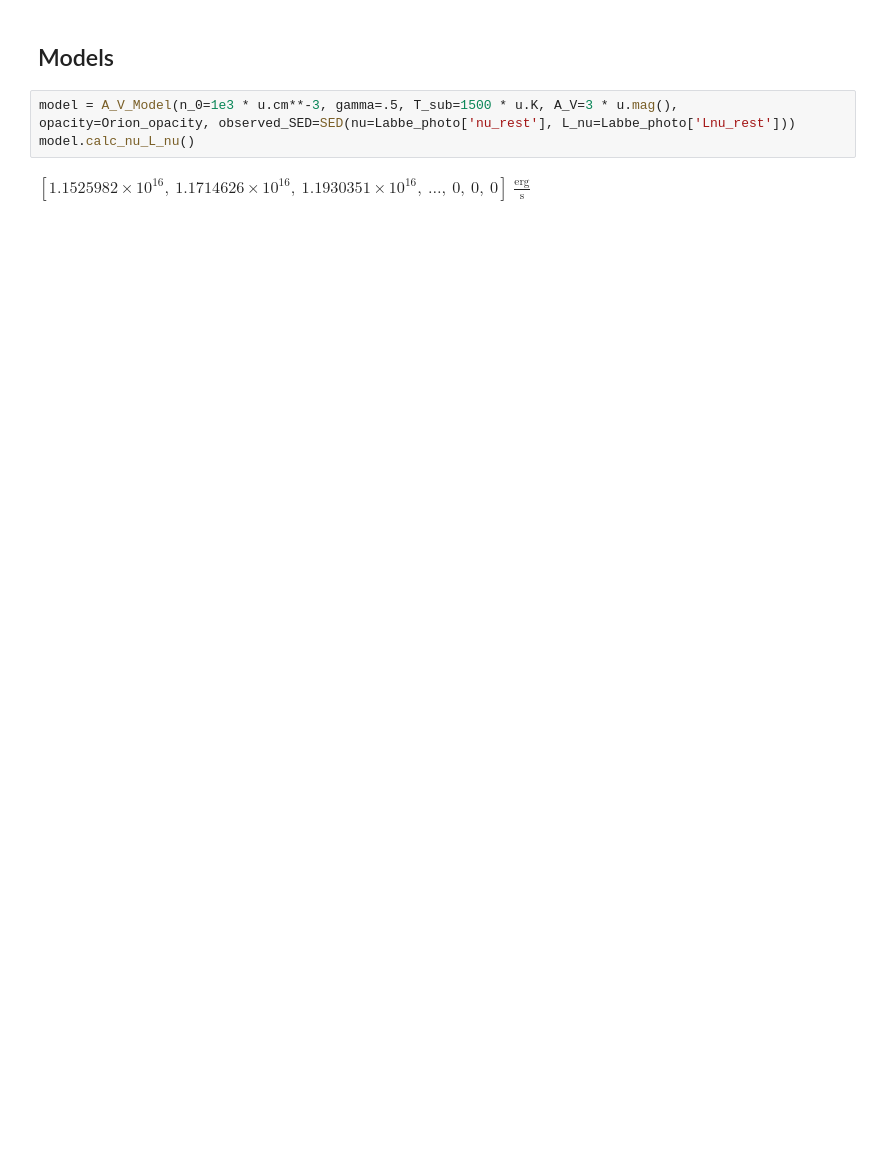
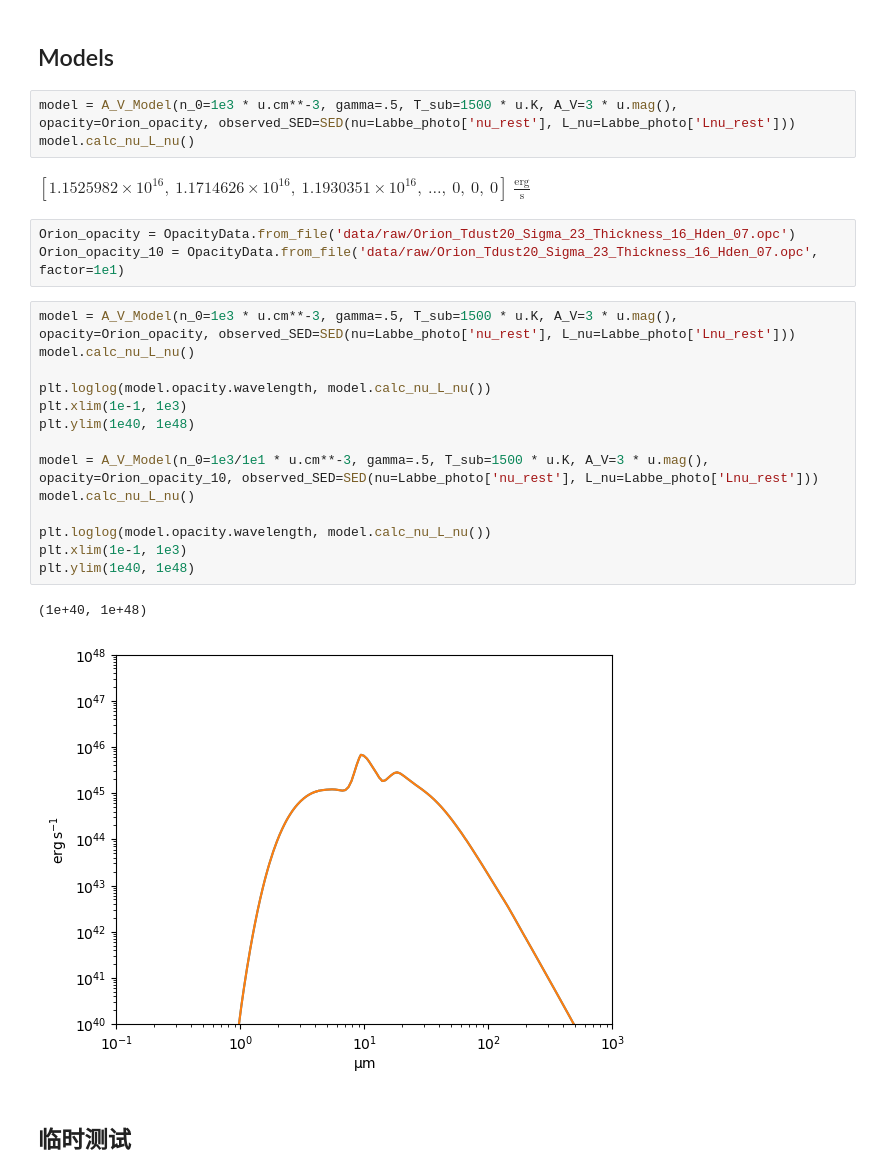
Before and after one commit to c-kj/LRD_dust_modeling, a Jupyter notebook: notebooks/处理 SED 和 opacity.ipynb, the cells around one changed output. Drawn from its saved outputs; the diff is of its cells as text; blank space fills up the shorter version.

```diff
--- a/notebooks/处理 SED 和 opacity.ipynb
+++ b/notebooks/处理 SED 和 opacity.ipynb
@@ -91,3 +130,25 @@ model = A_V_Model(n_0=1e3 * u.cm**-3, gamma=.5, T_sub=1500 * u.K, A_V=3 * u.mag(
 model.calc_nu_L_nu()
 # %% [output]
 $[1.1525982 \times 10^{16},~1.1714626 \times 10^{16},~1.1930351 \times 10^{16},~\dots,~0,~0,~0] \; \mathrm{\frac{erg}{s}}$
+# %%
+Orion_opacity = OpacityData.from_file('data/raw/Orion_Tdust20_Sigma_23_Thickness_16_Hden_07.opc')
+Orion_opacity_10 = OpacityData.from_file('data/raw/Orion_Tdust20_Sigma_23_Thickness_16_Hden_07.opc', factor=1e1)
+# %%
+model = A_V_Model(n_0=1e3 * u.cm**-3, gamma=.5, T_sub=1500 * u.K, A_V=3 * u.mag(), opacity=Orion_opacity, observed_SED=SED(nu=Labbe_photo['nu_rest'], L_nu=Labbe_photo['Lnu_rest']))
+model.calc_nu_L_nu()
+
+plt.loglog(model.opacity.wavelength, model.calc_nu_L_nu())
+plt.xlim(1e-1, 1e3)
+plt.ylim(1e40, 1e48)
+
+model = A_V_Model(n_0=1e3/1e1 * u.cm**-3, gamma=.5, T_sub=1500 * u.K, A_V=3 * u.mag(), opacity=Orion_opacity_10, observed_SED=SED(nu=Labbe_photo['nu_rest'], L_nu=Labbe_photo['Lnu_rest']))
+model.calc_nu_L_nu()
+
+plt.loglog(model.opacity.wavelength, model.calc_nu_L_nu())
+plt.xlim(1e-1, 1e3)
+plt.ylim(1e40, 1e48)
+# %% [output]
+(1e+40, 1e+48)
+[figure, added]
+# %% [markdown]
+## 临时测试
```
Also changed, not shown: parts of 14 cells of this notebook, 5 other files.
